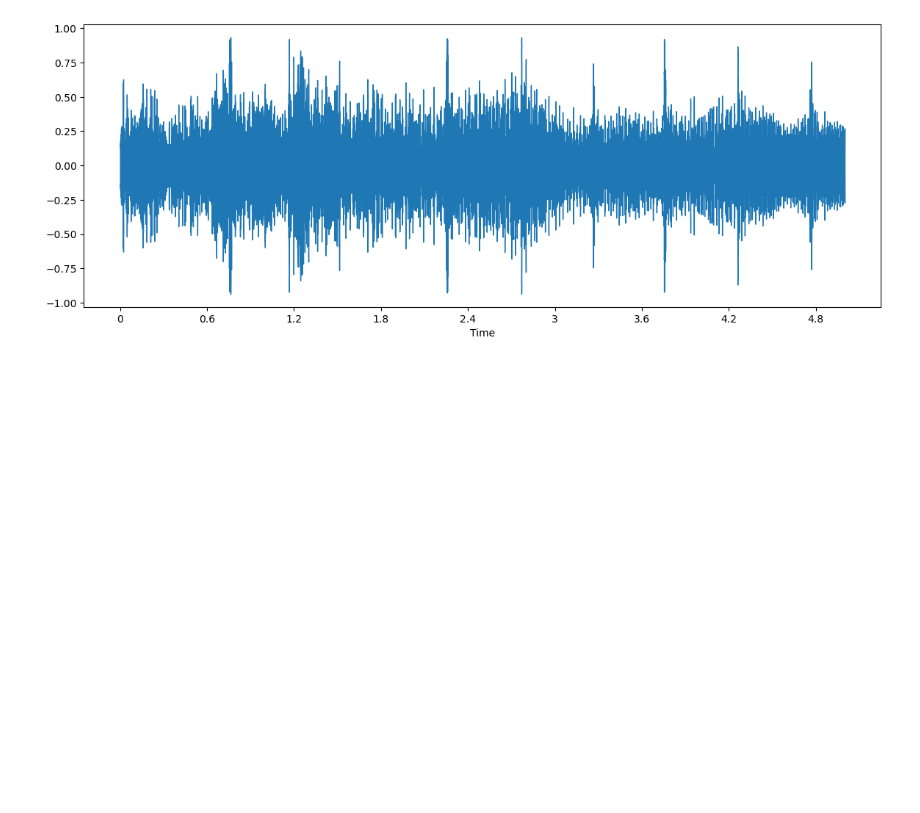
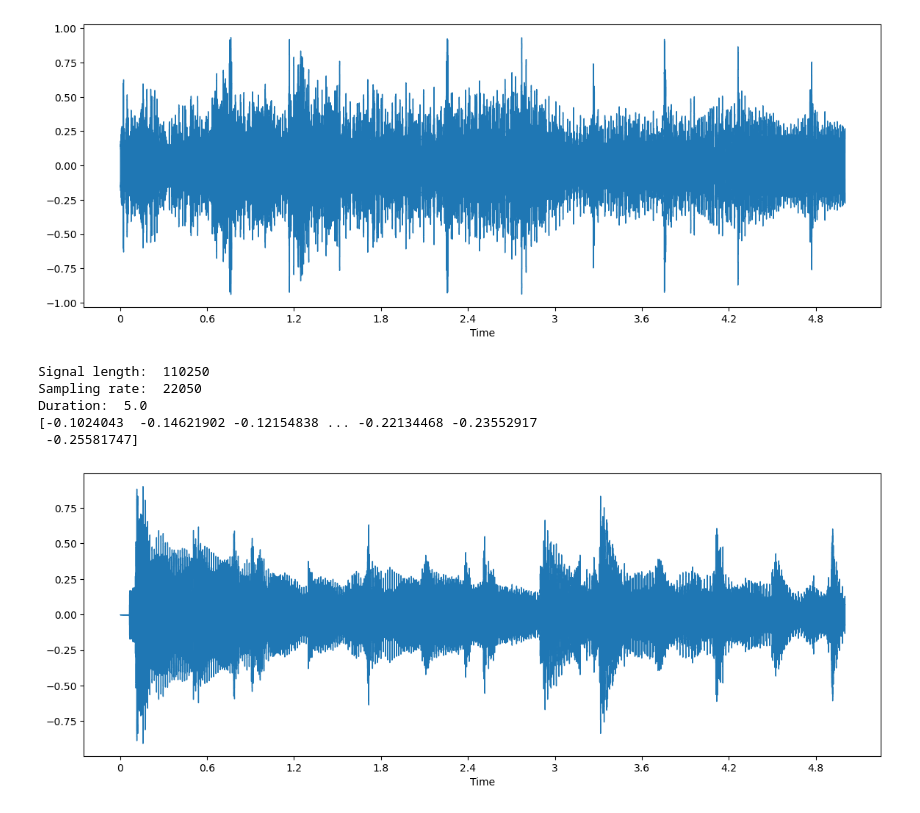
Before and after one commit to rmw874/Music-Emotion-Classification, a Jupyter notebook: main.ipynb, the cells around one changed output. Cells and saved outputs as stored; diff of their text form; code cells hidden in the pictures; blank space fills up the shorter version.

Commit message:
in the process of plotting examples of signals for each catagory. plan is to do some feature extraction on a spectrogram

```diff
--- a/main.ipynb
+++ b/main.ipynb
@@ -45,3 +45,27 @@ librosa.display.waveshow(x, sr=sr)
 plt.show()
 # %% [output]
 [figure]
+# %%
+signal, srate = librosa.load(df["audio"][2499], sr=22050) #downsampling to 22050 Hz (usually 44100 Hz)
+print("Signal length: ", len(signal))
+print("Sampling rate: ", srate)
+print("Duration: ", len(signal)/srate)
+print(signal)
+# %% [output]
+Signal length:  110250
+Sampling rate:  22050
+Duration:  5.0
+[-0.1024043  -0.14621902 -0.12154838 ... -0.22134468 -0.23552917
+ -0.25581747]
+# %%
+#plotting the signals of one audio file in each category
+sig0, sr0 = librosa.load(df["audio"][0], sr=22050)
+sig1, sr1 = librosa.load(df["audio"][500], sr=22050)
+sig2, sr2 = librosa.load(df["audio"][1000], sr=22050)
+sig3, sr3 = librosa.load(df["audio"][1500], sr=22050)
+sig4, sr4 = librosa.load(df["audio"][2000], sr=22050)
+
+plt.figure(figsize=(20, 10))
+plt.subplot(5, 1, 1)
+# %% [output]
+[figure, added]
```
